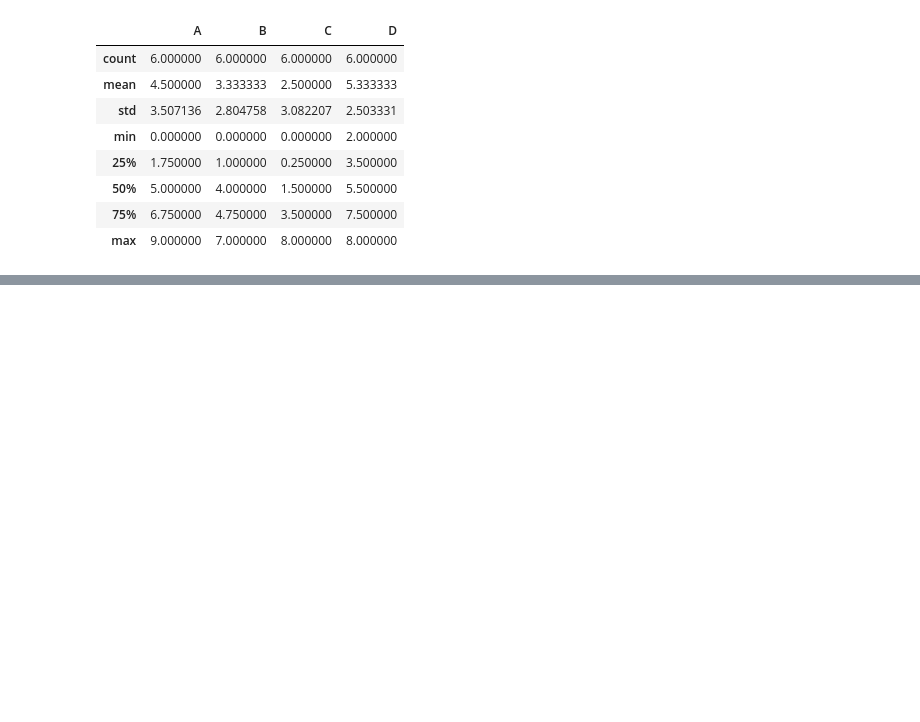
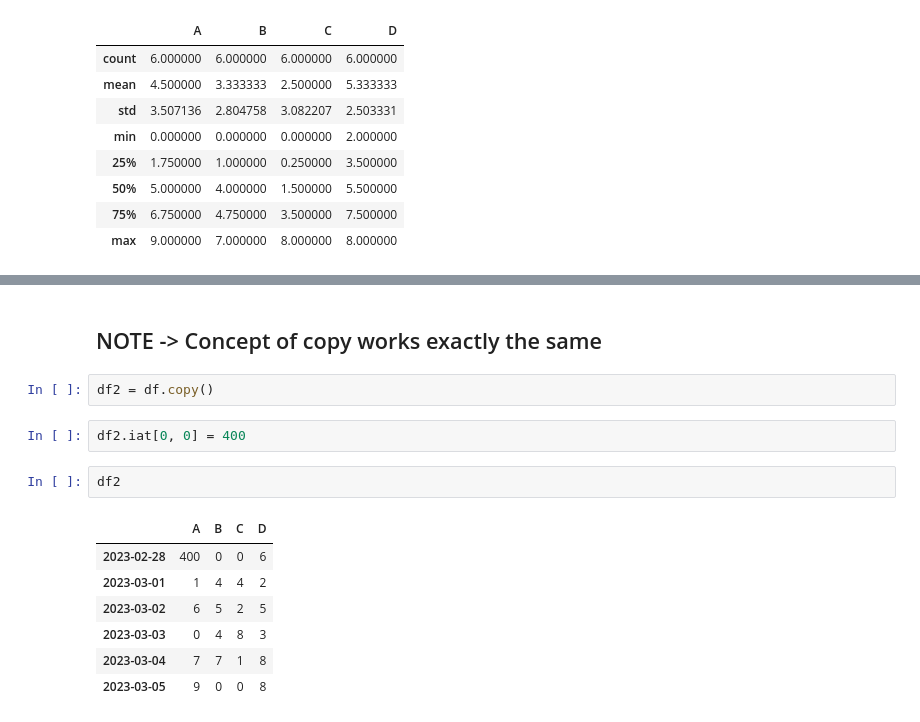
Before and after one commit to dhananjai1511/genpact-ds-batch-2, a Jupyter notebook: DS Lib Trtorials/Pandas Basics.ipynb, the cells around one changed output, grey strips where cells are left out. Drawn from its saved outputs; the diff is of its cells as text; blank space fills up the shorter version.

```diff
--- a/DS Lib Trtorials/Pandas Basics.ipynb
+++ b/DS Lib Trtorials/Pandas Basics.ipynb
@@ -184,0 +371,16 @@ SyntaxError: invalid syntax (<ipython-input-41-fdcf42f0f592>, line 1)
+# %% [markdown]
+## NOTE -> Concept of copy works exactly the same
+# %%
+df2 = df.copy()
+# %%
+df2.iat[0, 0] = 400
+# %%
+df2
+# %% [output]
+|  | A | B | C | D |
+| 2023-02-28 | 400 | 0 | 0 | 6 |
+| 2023-03-01 | 1 | 4 | 4 | 2 |
+| 2023-03-02 | 6 | 5 | 2 | 5 |
+| 2023-03-03 | 0 | 4 | 8 | 3 |
+| 2023-03-04 | 7 | 7 | 1 | 8 |
+| 2023-03-05 | 9 | 0 | 0 | 8 |
```
Also changed, not shown: parts of 77 cells of this notebook, 1 other file.
